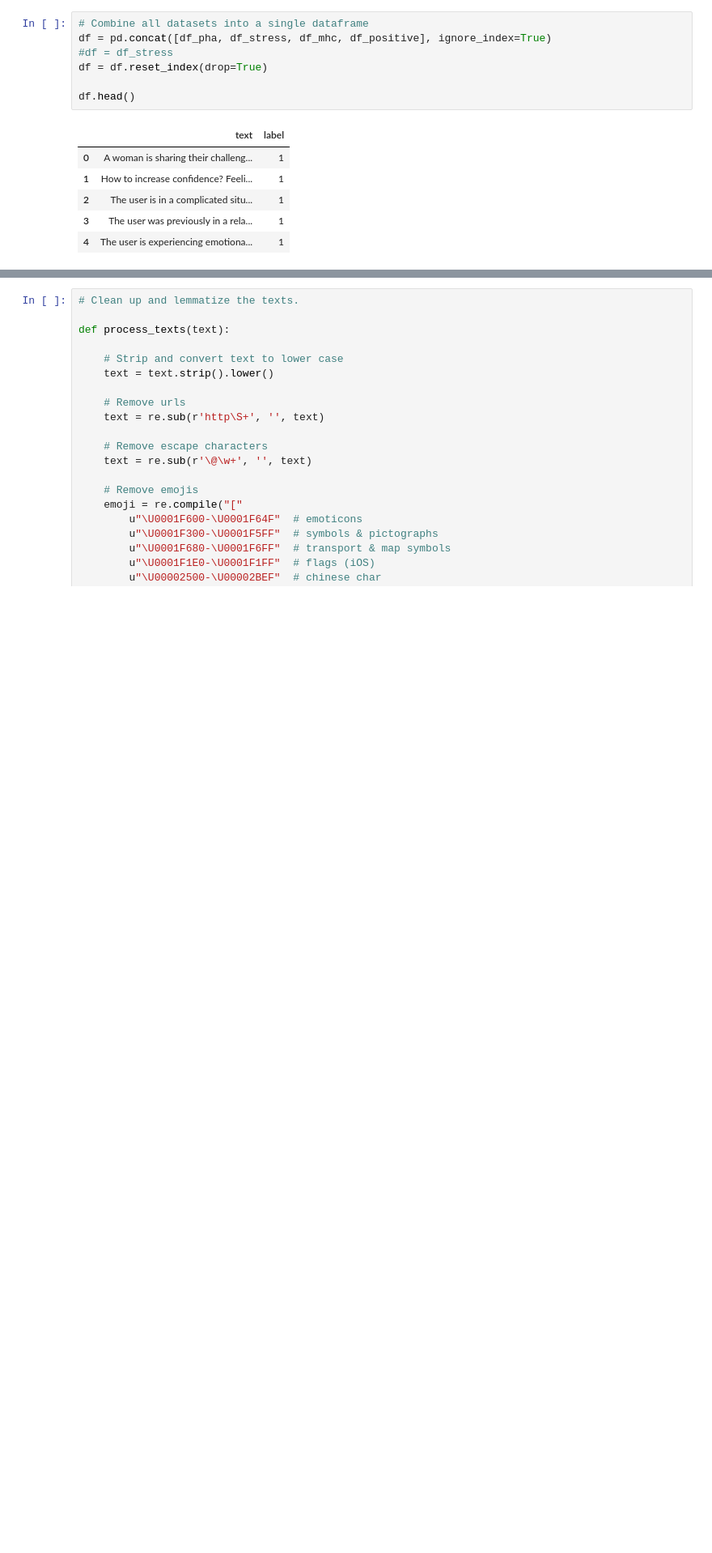
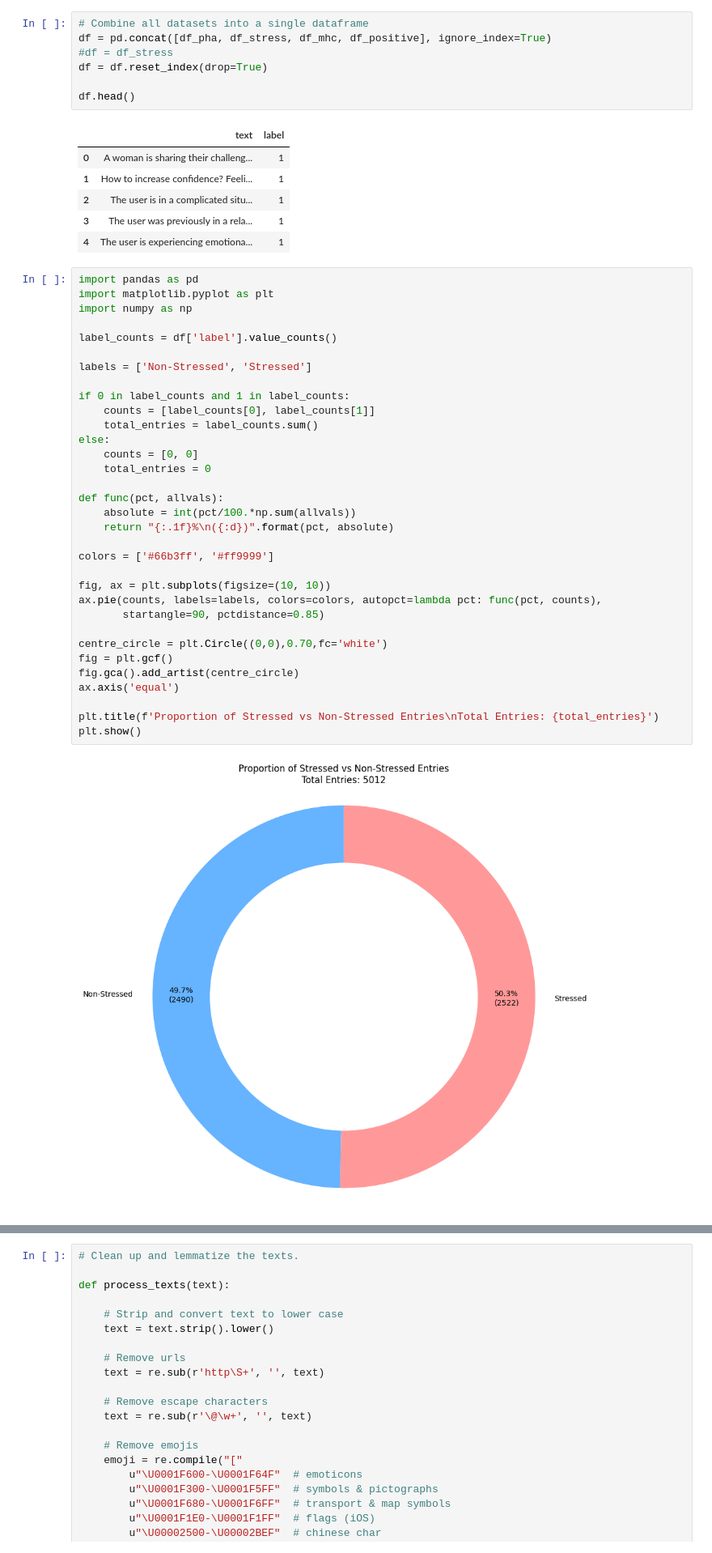
Before and after one commit to Yiran-Lu/CMPT733-Final-Project, a Jupyter notebook: train.ipynb, the cells around one changed output, grey strips where cells are left out. Shown at 81% size. Drawn from its saved outputs; the diff is of its cells as text; blank space fills up the shorter version.

```diff
--- a/train.ipynb
+++ b/train.ipynb
@@ -111,6 +111,41 @@ df.head()
 | 2 | The user is in a complicated situ... | 1 |
 | 3 | The user was previously in a rela... | 1 |
 | 4 | The user is experiencing emotiona... | 1 |
+# %%
+import pandas as pd
+import matplotlib.pyplot as plt
+import numpy as np
+
+label_counts = df['label'].value_counts()
+
+labels = ['Non-Stressed', 'Stressed']
+
+if 0 in label_counts and 1 in label_counts:
+    counts = [label_counts[0], label_counts[1]]
+    total_entries = label_counts.sum()
+else:
+    counts = [0, 0]
+    total_entries = 0
+
+def func(pct, allvals):
+    absolute = int(pct/100.*np.sum(allvals))
+    return "{:.1f}%\n({:d})".format(pct, absolute)
+
+colors = ['#66b3ff', '#ff9999']
+
+fig, ax = plt.subplots(figsize=(10, 10))
+ax.pie(counts, labels=labels, colors=colors, autopct=lambda pct: func(pct, counts),
+       startangle=90, pctdistance=0.85)
+
+centre_circle = plt.Circle((0,0),0.70,fc='white')
+fig = plt.gcf()
+fig.gca().add_artist(centre_circle)
+ax.axis('equal')
+
+plt.title(f'Proportion of Stressed vs Non-Stressed Entries\nTotal Entries: {total_entries}')
+plt.show()
+# %% [output]
+[figure, added]
 # %%
 import nltk
 import re
```
Also changed, not shown: parts of 6 cells of this notebook.
